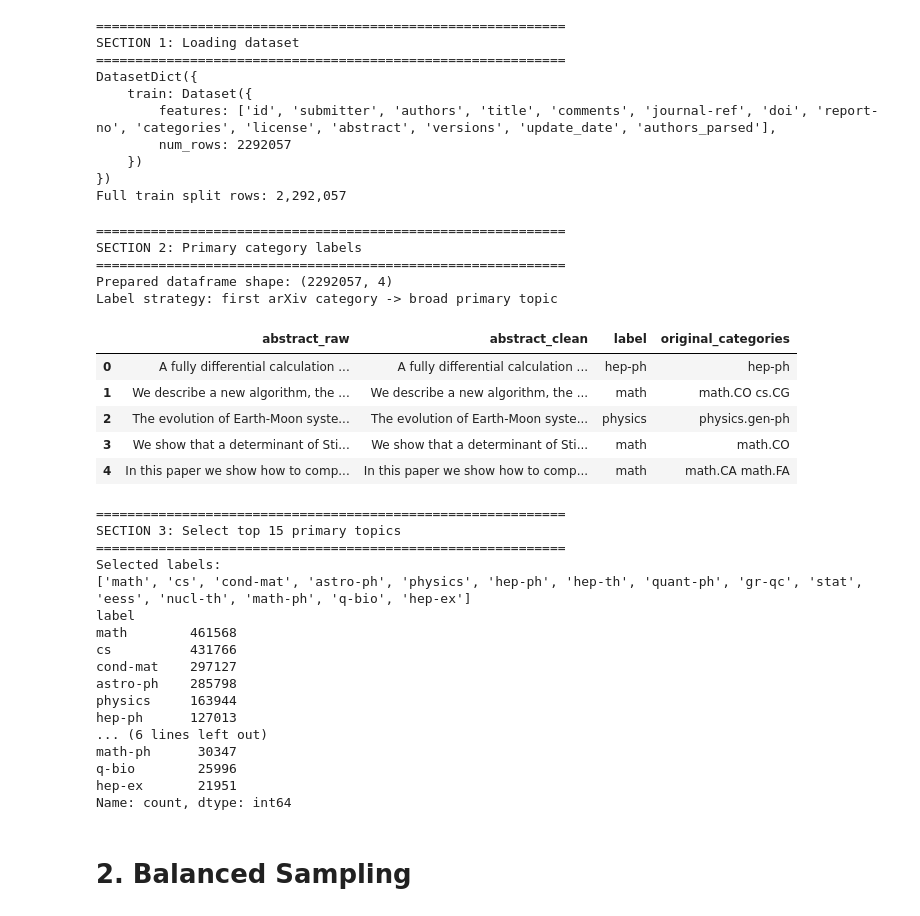
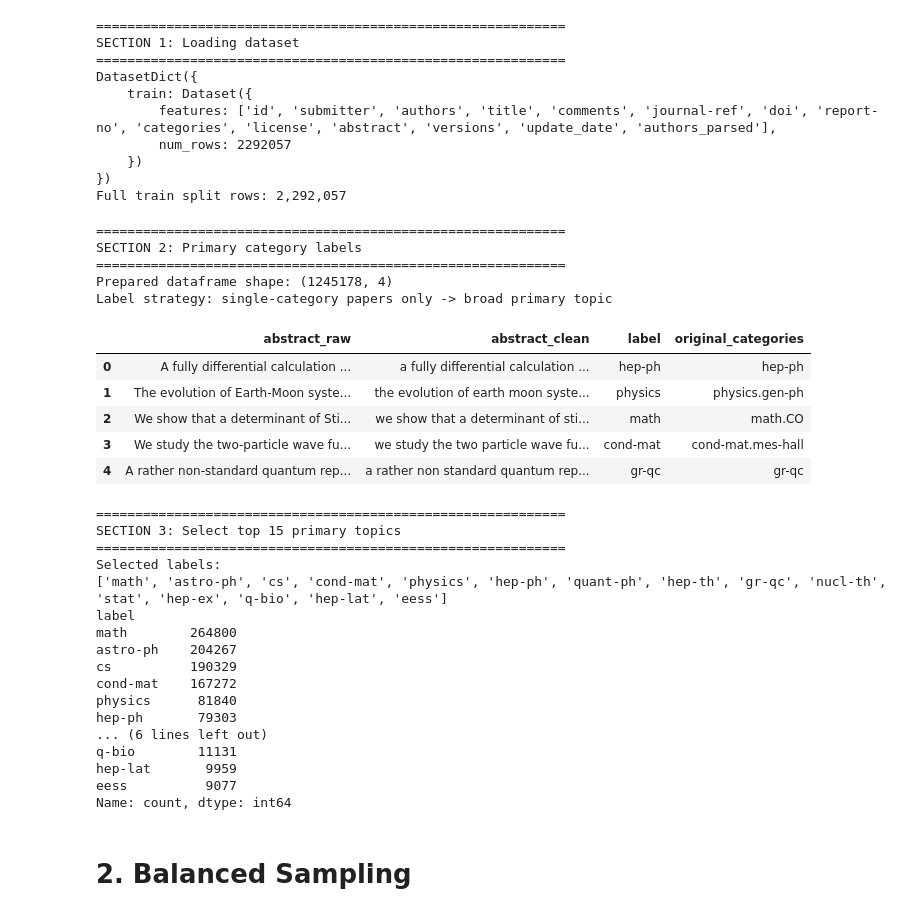
Before and after one commit to hieupt1309/Machine-Learning-Project, a Jupyter notebook: notebooks/01_sbert_embedding.ipynb, the cells around one changed output. Drawn from its saved outputs; the diff is of its cells as text; code cells hidden in the pictures.

```diff
--- a/notebooks/01_sbert_embedding.ipynb
+++ b/notebooks/01_sbert_embedding.ipynb
@@ -56,8 +56,18 @@ print(f"Using device: {DEVICE}")
 Using device: mps
 # %%
 def clean_abstract(text: str) -> str:
-    text = str(text).strip().replace("\n", " ")
-    return re.sub(r"\s+", " ", text)
+    if not isinstance(text, str):
+        return ""
+
+    text = text.lower()
+    text = re.sub(r"http\S+|www\.\S+", " ", text)
+    text = re.sub(r"\S+@\S+", " ", text)
+    text = re.sub(r"\$.*?\$", " ", text)
+    text = re.sub(r"\\[a-z]+", " ", text)
+    text = re.sub(r"\b\d+\b", " ", text)
+    text = re.sub(r"[^a-z0-9\.,!\?]", " ", text)
+    text = re.sub(r"\s+", " ", text)
+    return text.strip()
 
 
 def split_category_string(categories: str) -> list[str]:
@@ -95,42 +105,44 @@ Full train split rows: 2,292,057
 # %%
 print("\n" + "=" * 60)
 print("SECTION 2: Primary category labels")
 print("=" * 60)
 
 records = []
 
 for row in train_dataset:
     original_categories = row.get("categories", "")
-    label = primary_broad_category(original_categories)
+    category_parts = split_category_string(original_categories)
 
-    if label is None:
+    if len(category_parts) != 1:
         continue
+
+    label = category_parts[0].split(".")[0]
 
     records.append(
         {
             "abstract_raw": row["abstract"],
             "abstract_clean": clean_abstract(row["abstract"]),
             "label": label,
             "original_categories": original_categories,
         }
     )
 
 df = pd.DataFrame(records)
 print(f"Prepared dataframe shape: {df.shape}")
-print("Label strategy: first arXiv category -> broad primary topic")
+print("Label strategy: single-category papers only -> broad primary topic")
 df.head()
 # %% [output]
 ============================================================
 SECTION 2: Primary category labels
 ============================================================
-Prepared dataframe shape: (2292057, 4)
-Label strategy: first arXiv category -> broad primary topic
+Prepared dataframe shape: (1245178, 4)
+Label strategy: single-category papers only -> broad primary topic
 |  | abstract_raw | abstract_clean | label | original_categories |
-| 0 | A fully differential calculation ... | A fully differential calculation ... | hep-ph | hep-ph |
-| 1 | We describe a new algorithm, the ... | We describe a new algorithm, the ... | math | math.CO cs.CG |
-| 2 | The evolution of Earth-Moon syste... | The evolution of Earth-Moon syste... | physics | physics.gen-ph |
-| 3 | We show that a determinant of Sti... | We show that a determinant of Sti... | math | math.CO |
-| 4 | In this paper we show how to comp... | In this paper we show how to comp... | math | math.CA math.FA |
+| 0 | A fully differential calculation ... | a fully differential calculation ... | hep-ph | hep-ph |
+| 1 | The evolution of Earth-Moon syste... | the evolution of earth moon syste... | physics | physics.gen-ph |
+| 2 | We show that a determinant of Sti... | we show that a determinant of sti... | math | math.CO |
+| 3 | We study the two-particle wave fu... | we study the two particle wave fu... | cond-mat | cond-mat.mes-hall |
+| 4 | A rather non-standard quantum rep... | a rather non standard quantum rep... | gr-qc | gr-qc |
 # %%
 print("\n" + "=" * 60)
 print("SECTION 3: Select top 15 primary topics")
@@ -147,18 +159,18 @@ print(label_counts.loc[selected_labels])
 SECTION 3: Select top 15 primary topics
 ============================================================
 Selected labels:
-['math', 'cs', 'cond-mat', 'astro-ph', 'physics', 'hep-ph', 'hep-th', 'quant-ph', 'gr-qc', 'stat', 'eess', 'nucl-th', 'math-ph', 'q-bio', 'hep-ex']
+['math', 'astro-ph', 'cs', 'cond-mat', 'physics', 'hep-ph', 'quant-ph', 'hep-th', 'gr-qc', 'nucl-th', 'stat', 'hep-ex', 'q-bio', 'hep-lat', 'eess']
 label
-math        461568
-cs          431766
-cond-mat    297127
-astro-ph    285798
-physics     163944
-hep-ph      127013
+math        264800
+astro-ph    204267
+cs          190329
+cond-mat    167272
+physics      81840
+hep-ph       79303
 ... (6 lines left out)
-math-ph      30347
-q-bio        25996
-hep-ex       21951
+q-bio        11131
+hep-lat       9959
+eess          9077
 Name: count, dtype: int64
 # %% [markdown]
 # 2. Balanced Sampling
```
Also changed, not shown: parts of 8 cells of this notebook, 33 other files.
